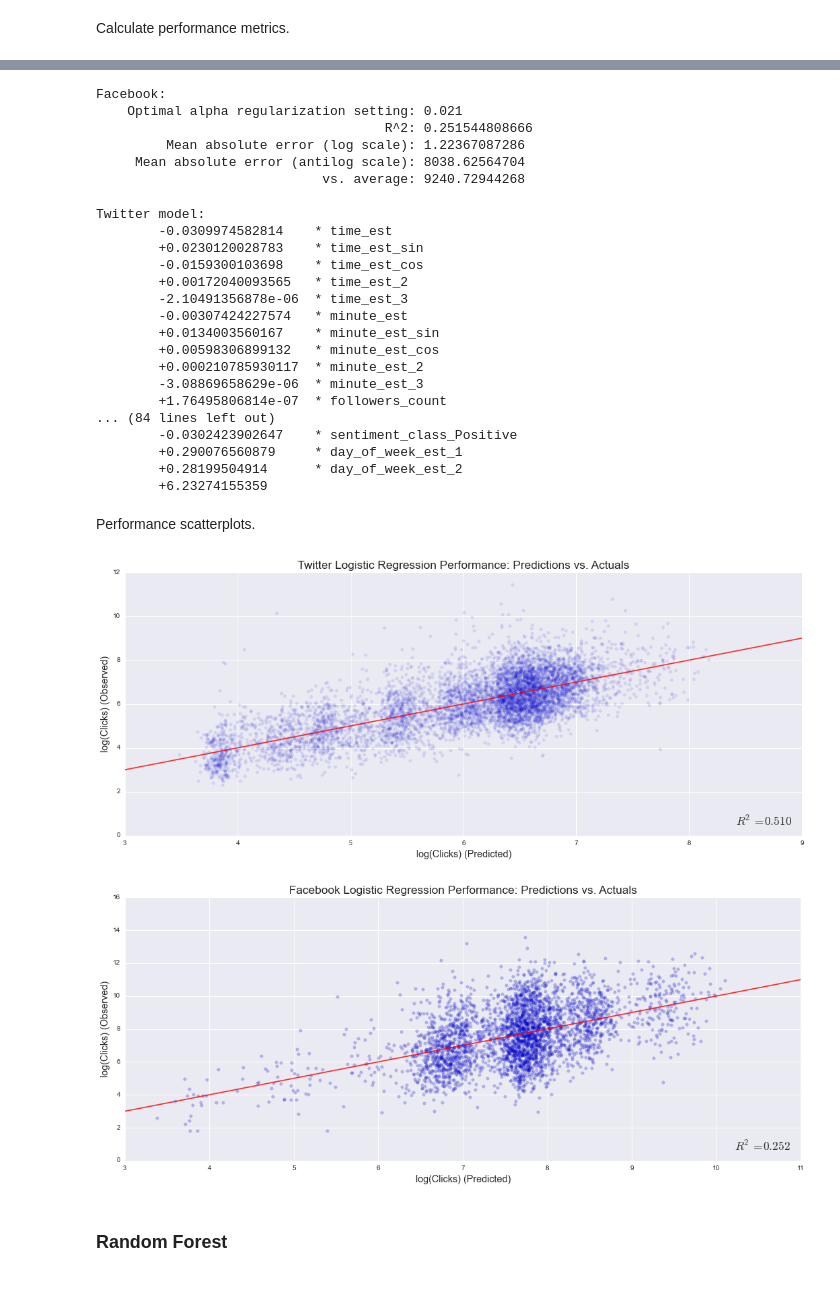
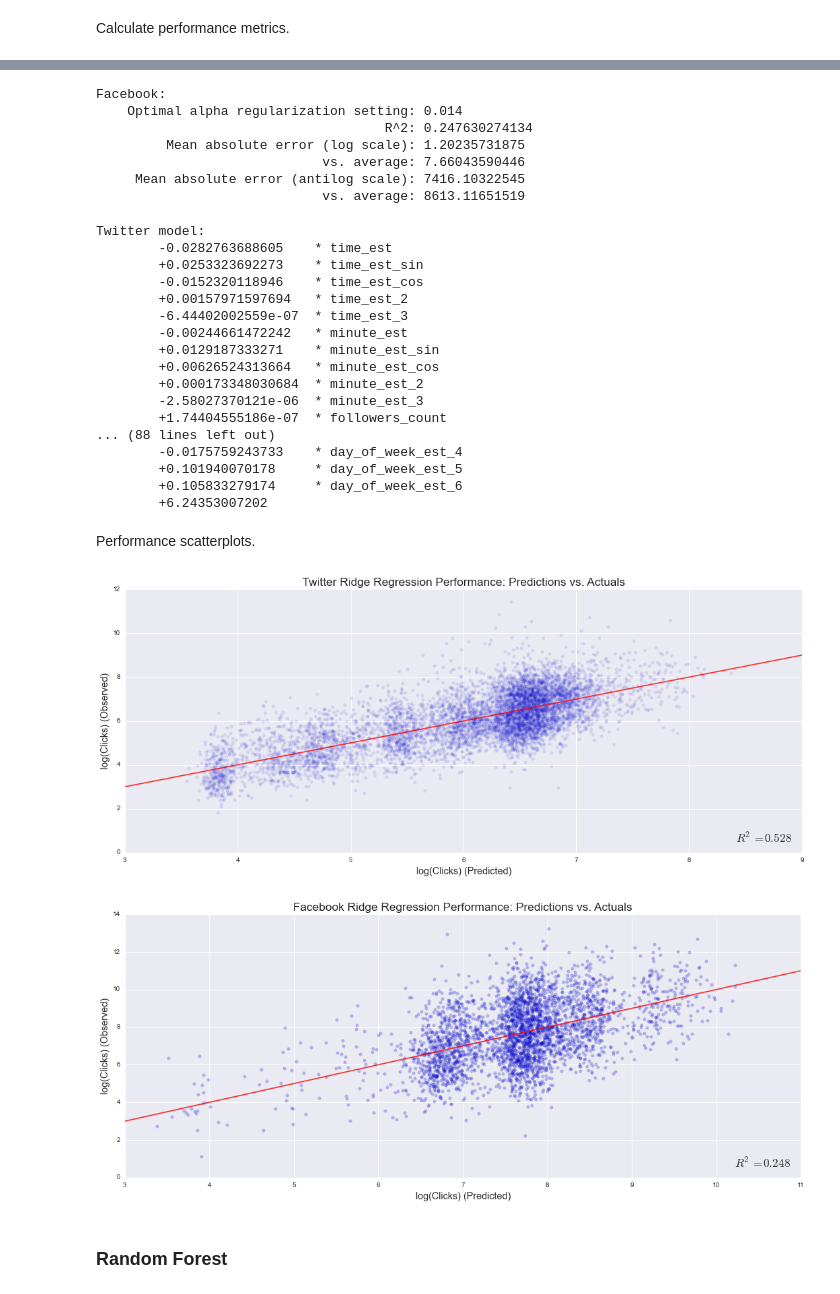
Before and after one commit to micahlanier/social-news, a Jupyter notebook: src/prediction/predictiveModels.ipynb, the cells around one changed output, grey strips where cells are left out. Cells and saved outputs as stored; diff of their text form; code cells hidden in the pictures.

Commit message:
Restored sentiment, prediction code

```diff
--- a/src/prediction/predictiveModels.ipynb
+++ b/src/prediction/predictiveModels.ipynb
@@ -165,7 +165,7 @@ X_lm_fb, Xtest_lm_fb, y_lm_fb, ytest_lm_fb = cross_validation.train_test_split(X
 The fun part: generate regression models themselves.
 # %%
 # Parameters for linear regression tuning. These have been iterated-over several times.
-alphas = np.arange(0.001,0.030,0.001)
+alphas = np.arange(0.1,0.30,0.01)
 # Start models.
 kFold = cross_validation.KFold(n=len(X_lm_tw), n_folds=10)
 lm_clicks_tw = linear_model.RidgeCV(alphas=alphas,scoring='mean_absolute_error', cv=kFold)
@@ -224,15 +226,17 @@ print 'Facebook:'
 print 'Optimal alpha regularization setting:'.rjust(41), alpha_lm_fb
 print 'R^2:'.rjust(41), r2_lm_fb
 print 'Mean absolute error (log scale):'.rjust(41), mae_lm_fb
+print 'vs. average:'.rjust(41), ytest_lm_fb.mean()
 print 'Mean absolute error (antilog scale):'.rjust(41), mae_exp_lm_fb
 print 'vs. average:'.rjust(41), ytest_exp_lm_fb.mean()
 # %% [output]
 Facebook:
-    Optimal alpha regularization setting: 0.021
-                                     R^2: 0.251544808666
-         Mean absolute error (log scale): 1.22367087286
-     Mean absolute error (antilog scale): 8038.62564704
-                             vs. average: 9240.72944268
+    Optimal alpha regularization setting: 0.014
+                                     R^2: 0.247630274134
+         Mean absolute error (log scale): 1.20235731875
+                             vs. average: 7.66043590446
+     Mean absolute error (antilog scale): 7416.10322545
+                             vs. average: 8613.11651519
 # %%
 # Output Twitter model.
 print 'Twitter model:'
@@ -243,25 +247,25 @@ print '\t+' + str(lm_clicks_tw.intercept_)
 
 # Output Facebook model.
 print 'Facebook model:'
-for c,f in zip(lm_clicks_tw.coef_,features_lm_fb):
+for c,f in zip(lm_clicks_fb.coef_,features_lm_fb):
     pos = c > 0
     print '\t' + ('+' if pos else '') + str(c).ljust(18 if pos else 19), '*', f
 print '\t+' + str(lm_clicks_tw.intercept_)
 # %% [output]
 Twitter model:
-        -0.0309974582814    * time_est
-        +0.0230120028783    * time_est_sin
-        -0.0159300103698    * time_est_cos
-        +0.00172040093565   * time_est_2
-        -2.10491356878e-06  * time_est_3
-        -0.00307424227574   * minute_est
-        +0.0134003560167    * minute_est_sin
-        +0.00598306899132   * minute_est_cos
-        +0.000210785930117  * minute_est_2
-        -3.08869658629e-06  * minute_est_3
-        +1.76495806814e-07  * followers_count
-... (84 lines left out)
-        -0.0302423902647    * sentiment_class_Positive
-        +0.290076560879     * day_of_week_est_1
-        +0.28199504914      * day_of_week_est_2
-        +6.23274155359
+        -0.0282763688605    * time_est
+        +0.0253323692273    * time_est_sin
+        -0.0152320118946    * time_est_cos
+        +0.00157971597694   * time_est_2
+        -6.44402002559e-07  * time_est_3
+        -0.00244661472242   * minute_est
+        +0.0129187333271    * minute_est_sin
+        +0.00626524313664   * minute_est_cos
+        +0.000173348030684  * minute_est_2
+        -2.58027370121e-06  * minute_est_3
+        +1.74404555186e-07  * followers_count
+... (88 lines left out)
+        -0.0175759243733    * day_of_week_est_4
+        +0.101940070178     * day_of_week_est_5
+        +0.105833279174     * day_of_week_est_6
+        +6.24353007202
@@ -268,11 +292,11 @@ Twitter model:
 # %% [markdown]
 Performance scatterplots.
 # %%
-plotPredictionsVsActuals(yhat_lm_tw, ytest_lm_tw, 'Twitter Logistic Regression Performance', 'log(Clicks)', 0.1)
-plotPredictionsVsActuals(yhat_lm_fb, ytest_lm_fb, 'Facebook Logistic Regression Performance', 'log(Clicks)', 0.25)
+plotPredictionsVsActuals(yhat_lm_tw, ytest_lm_tw, 'Twitter Ridge Regression Performance', 'log(Clicks)', 0.1)
+plotPredictionsVsActuals(yhat_lm_fb, ytest_lm_fb, 'Facebook Ridge Regression Performance', 'log(Clicks)', 0.25)
 # %% [output]
-[figure, old version]
+[figure, new version]
-[figure, old version]
+[figure, new version]
 # %%
 # Save models.
 pickle.dump(lm_clicks_tw,open('../../../data/models/clicks/lm_clicks_tw.pkl','w'))
```
Also changed, not shown: parts of 15 cells of this notebook, 4 other files.
